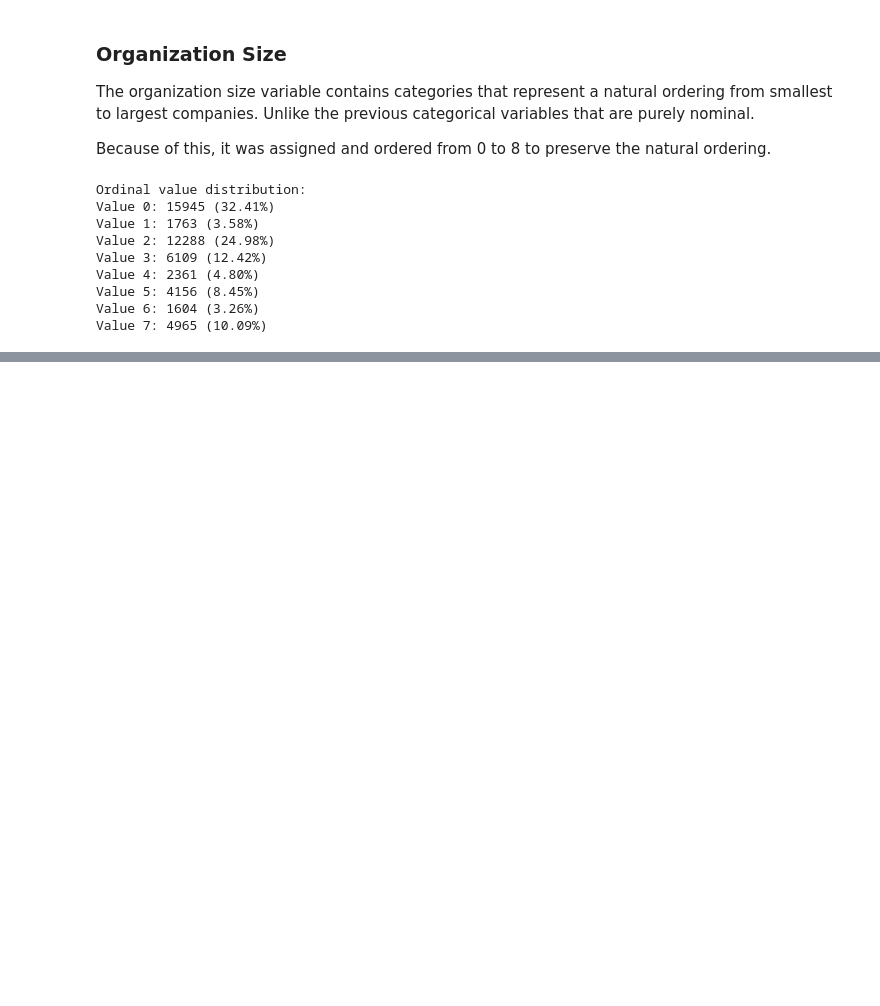
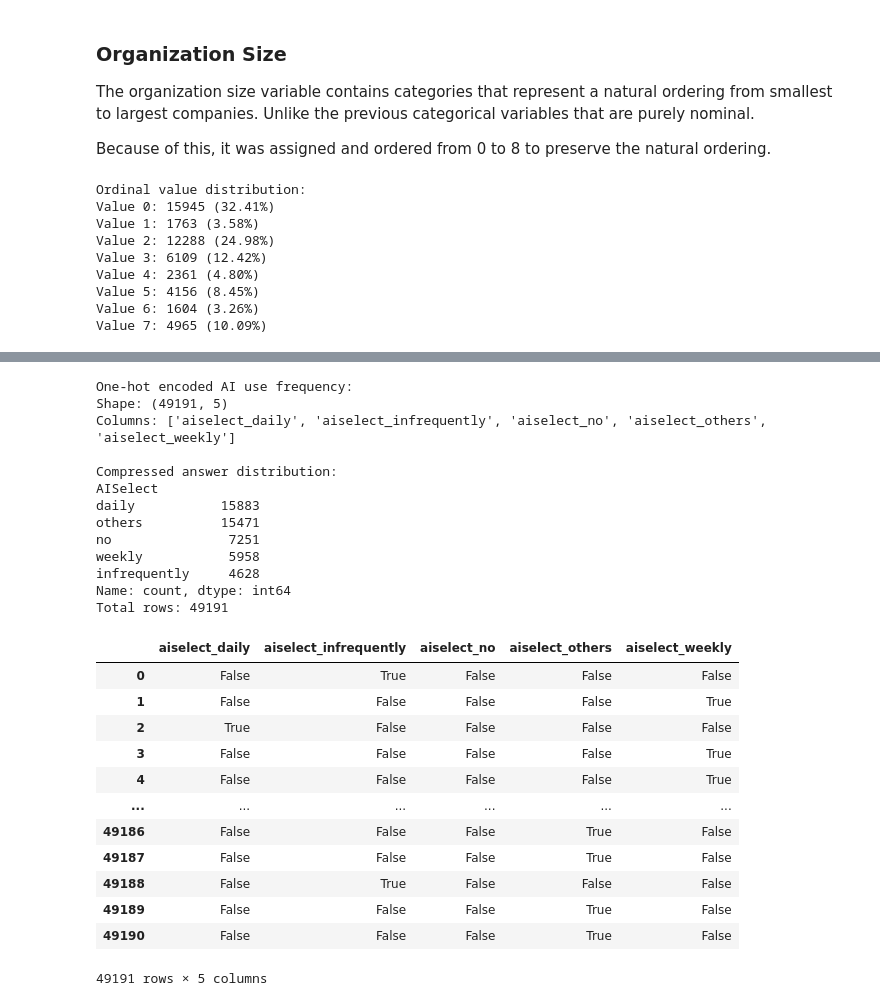
Before and after one commit to JeyyM/MSINTSY-ML-Project, a Jupyter notebook: ThimkersRemoteWork.ipynb, the cells around one changed output, grey strips where cells are left out. Saved outputs shown, nothing was run; the diff lists cells and outputs as text; code cells hidden in the pictures; blank space fills up the shorter version.

```diff
--- a/ThimkersRemoteWork.ipynb
+++ b/ThimkersRemoteWork.ipynb
@@ -506,0 +928,44 @@ Compressed Industry distribution:
+# %%
+# One-hot encode AISelect answers
+compressed_aiselect = survey_data['AISelect'].apply(funcs.compress_aiselect)
+aiselect_encoded = pd.get_dummies(compressed_aiselect, prefix='aiselect')
+
+print(f"\nOne-hot encoded AI use frequency:")
+print(f"Shape: {aiselect_encoded.shape}")
+print(f"Columns: {list(aiselect_encoded.columns)}")
+
+# Show the compression results
+print(f"\nCompressed answer distribution:")
+aiselect_counts = compressed_aiselect.value_counts()
+total_rows = len(compressed_aiselect)
+
+print(aiselect_counts)
+print(f"Total rows: {total_rows}")
+aiselect_encoded
+# %% [output]
+One-hot encoded AI use frequency:
+Shape: (49191, 5)
+Columns: ['aiselect_daily', 'aiselect_infrequently', 'aiselect_no', 'aiselect_others', 'aiselect_weekly']
+
+Compressed answer distribution:
+AISelect
+daily           15883
+others          15471
+no               7251
+weekly           5958
+infrequently     4628
+Name: count, dtype: int64
+Total rows: 49191
+|  | aiselect_daily | aiselect_infrequently | aiselect_no | aiselect_others | aiselect_weekly |
+| 0 | False | True | False | False | False |
+| 1 | False | False | False | False | True |
+| 2 | True | False | False | False | False |
+| 3 | False | False | False | False | True |
+| 4 | False | False | False | False | True |
+| ... | ... | ... | ... | ... | ... |
+| 49186 | False | False | False | True | False |
+| 49187 | False | False | False | True | False |
+| 49188 | False | True | False | False | False |
+| 49189 | False | False | False | True | False |
+| 49190 | False | False | False | True | False |
+49191 rows × 5 columns
```
Also changed, not shown: parts of 35 cells of this notebook, 1 other file.
